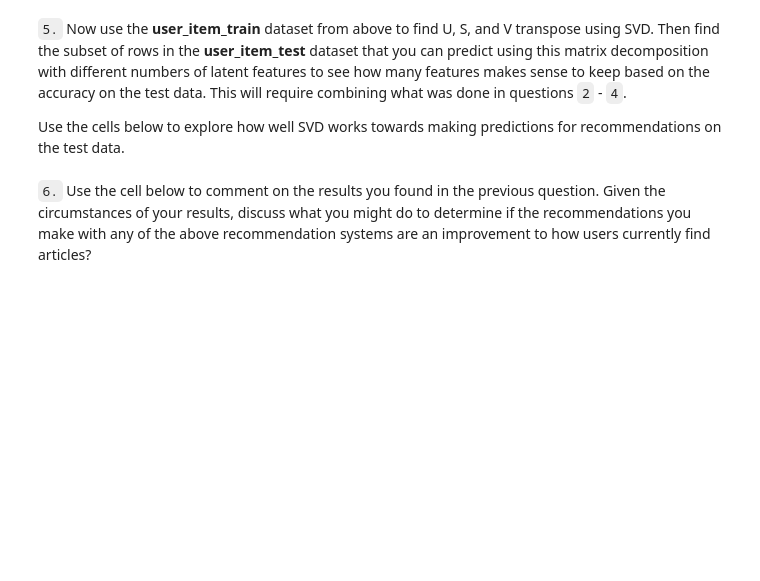
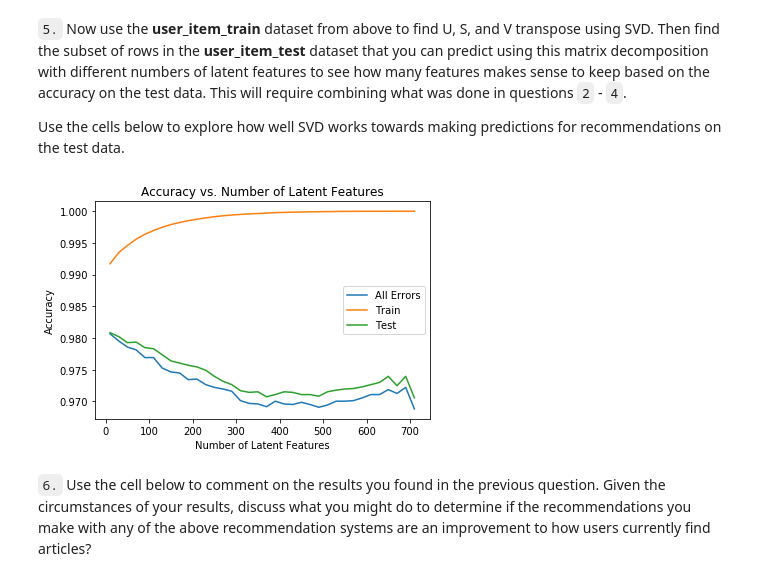
Before and after one commit to prsn670/recommendations_with_IBM, a Jupyter notebook: Recommendations_with_IBM.ipynb, the cells around one changed output. Saved outputs shown, nothing was run; the diff lists cells and outputs as text; code cells hidden in the pictures; blank space fills up the shorter version.

Commit message:
finish up to predicting using Matrix factorization. Updated project_tests.py due to typo in dictionary

```diff
--- a/Recommendations_with_IBM.ipynb
+++ b/Recommendations_with_IBM.ipynb
@@ -740,4 +751,4 @@ user_item_matrix.head()
 # %%
 # Perform SVD on the User-Item Matrix Here
 
-u, s, vt = # use the built in to get the three matrices
+u, s, vt = np.linalg.svd(user_item) # use the built in to get the three matrices
@@ -797,6 +811,10 @@ def create_test_and_train_user_item(df_train, df_test):
 
     '''
     # Your code here
+    user_item_train = create_user_item_matrix(df_train)
+    user_item_test = create_user_item_matrix(df_test)
+    test_idx = list(user_item_test.index)
+    test_arts = np.array(user_item_test.columns)
 
     return user_item_train, user_item_test, test_idx, test_arts
 
@@ -823,4 +872,4 @@ t.sol_4_test(sol_4_dict)
 Use the cells below to explore how well SVD works towards making predictions for recommendations on the test data.
 # %%
 # fit SVD on the user_item_train matrix
-u_train, s_train, vt_train = # fit svd similar to above then use the cells below
+u_train, s_train, vt_train = np.linalg.svd(user_item_train) # fit svd similar to above then use the cells below
@@ -829,0 +876,52 @@ u_train, s_train, vt_train = # fit svd similar to above then use the cells below
+# %%
+# Use these cells to see how well you can use the training
+# decomposition to predict on test data
+num_latent_feats = np.arange(10,710+10,20)
+sum_errs, train_errs, test_errs = [], [], []
+
+# Create index array for the 20 users we can predict for
+test_idx_new = user_item_train.index.isin(test_idx)
+
+# Create u matrix for test data
+u_test = u_train[test_idx_new, :]
+
+# Get column labels that are in both data sets
+test_col = user_item_test.columns
+col_idx = user_item_train.columns.isin(test_col)
+vt_test = vt_train[:, col_idx]
+
+# Create matrix for the 20 users we can predict for
+train_idx = user_item_train.index
+train_idx_new = user_item_test.index.isin(train_idx)
+sub_user_item_test = user_item_test.loc[train_idx_new]
+
+for k in num_latent_feats:
+    # restructure with k latent features
+    s_new, u_new, vt_new = np.diag(s_train[:k]), u_train[:, :k], vt_train[:k, :]
+    # restructure with k latent features
+    u_test_new, vt_test_new = u_test[:, :k], vt_test[:k, :]
+
+    # take dot product
+    user_item_train_est = np.around(np.dot(np.dot(u_new, s_new), vt_new))
+    user_item_test_est = np.array(np.dot(np.dot(u_test_new, s_new), vt_test_new))
+
+    # convert type to int as there is a value error that occurs when applying accuracy_score
+    user_item_test_est = user_item_test_est.astype('int32')
+
+    # total errors and keep track of them
+    sum_errs.append(1 - ((np.sum(user_item_test_est)+np.sum(np.sum(sub_user_item_test)))/(sub_user_item_test.shape[0]*sub_user_item_test.shape[1])))
+    train_errs.append(accuracy_score(user_item_train.values.flatten(), user_item_train_est.flatten()))
+    test_errs.append(accuracy_score(sub_user_item_test.values.flatten(), user_item_test_est.flatten()))
+
+
+plt.figure()
+plt.plot(num_latent_feats, sum_errs, label='All Errors')
+plt.plot(num_latent_feats, train_errs, label='Train')
+plt.plot(num_latent_feats, test_errs, label='Test')
+plt.xlabel('Number of Latent Features')
+plt.ylabel('Accuracy')
+plt.title('Accuracy vs. Number of Latent Features')
+plt.legend()
+plt.show()
+# %% [output]
+[figure, added]
```
Also changed, not shown: parts of 13 cells of this notebook, 1 other file.
